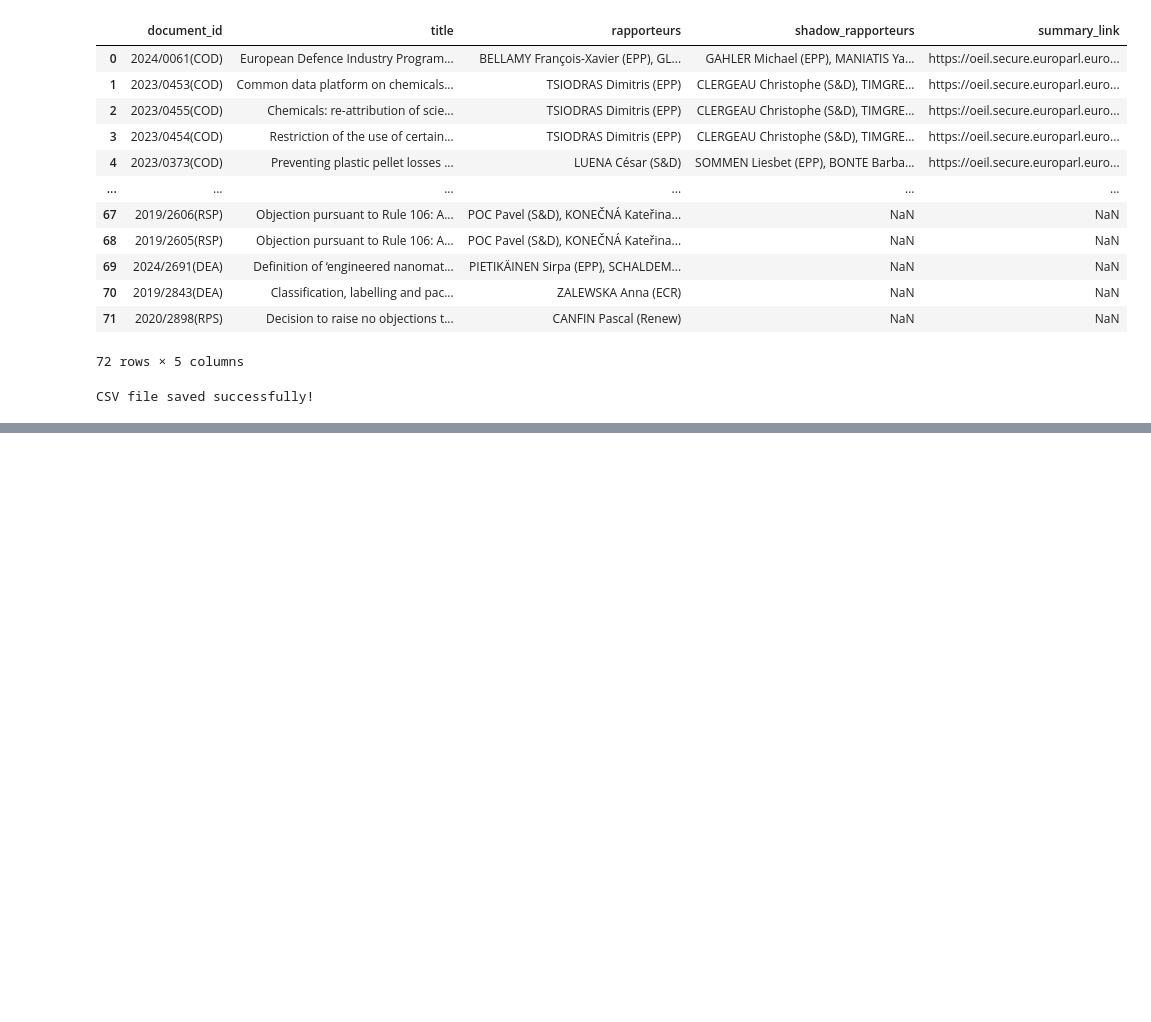
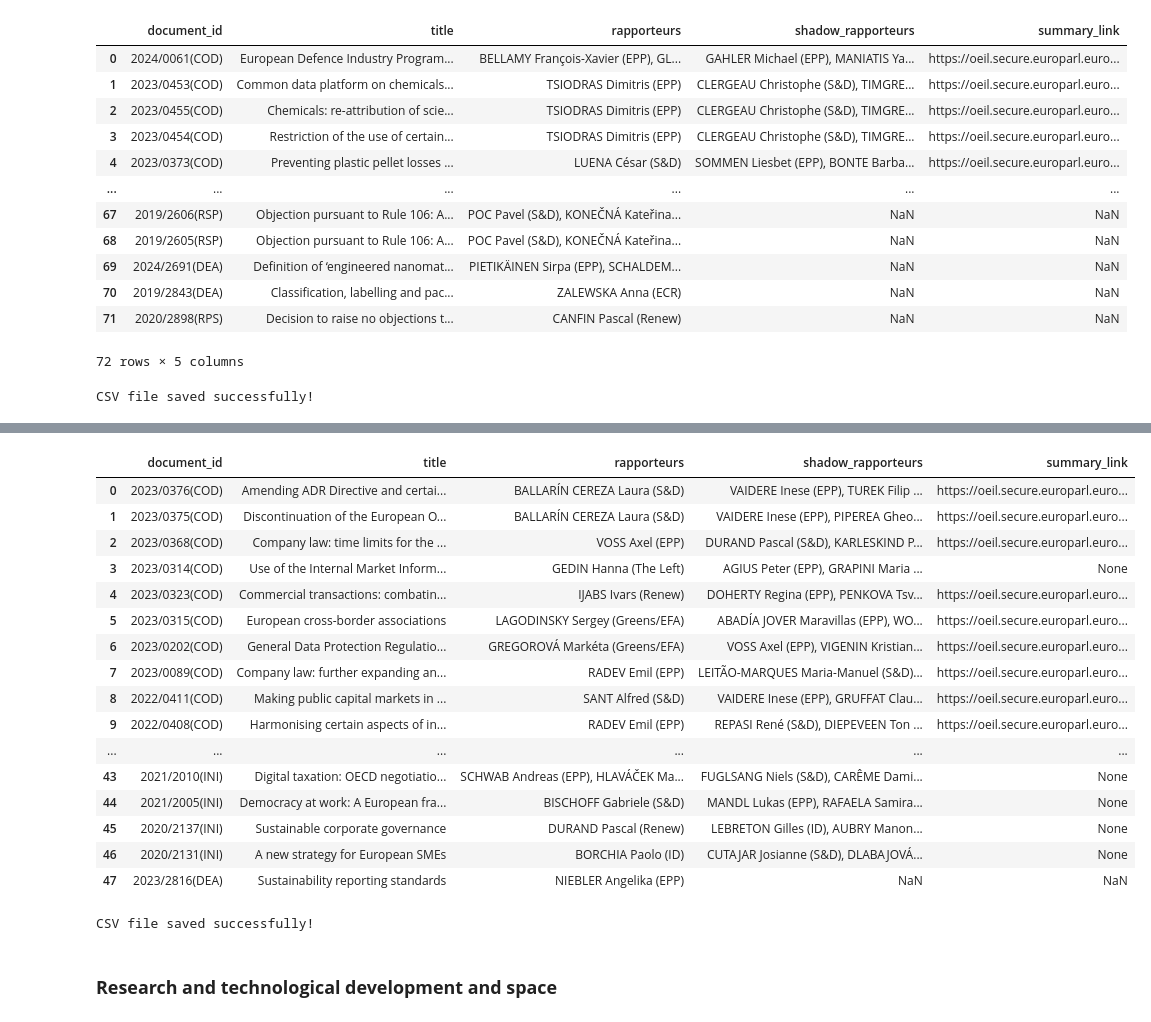
Before and after one commit to CarolineMortensen/Group_project_CSS, a Jupyter notebook: datascraping.ipynb, the cells around one changed output, grey strips where cells are left out. Cells and saved outputs as stored; diff of their text form; code cells hidden in the pictures; blank space fills up the shorter version.

```diff
--- a/datascraping.ipynb
+++ b/datascraping.ipynb
@@ -386,0 +389,31 @@ CSV file saved successfully!
+# %%
+url_enter = "https://oeil.secure.europarl.europa.eu/oeil/en/search/export/XML?fullText.mode=EXACT_WORD&term=9th+term+2019+-+2024&subject=3.45+Enterprise+policy%2C+inter-company+cooperation&resultsOnly=true"
+
+response = requests.get(url_enter)
+response.raise_for_status()
+
+root = ET.fromstring(response.content)
+
+data_enter = []
+
+for item in root.find("items").findall("item"):
+    reference = item.findtext("reference", default="")
+    title = item.findtext("title", default="")
+
+    # Extract all rapporteurs
+    rapporteurs_elem = item.find("rapporteur")
+    if rapporteurs_elem is not None:
+        rapporteurs = [r.text for r in rapporteurs_elem.findall("rapporteur") if r.text]
+    else:
+        rapporteurs = ['NaN']
+
+    rapporteurs_str = ", ".join(rapporteurs) if rapporteurs else ""
+
+    data_enter.append({
+        "document_id": reference,
+        "title": title,
+        "rapporteurs": rapporteurs_str,
+    })
+
+df_enter = pd.DataFrame(data_enter)
+print(df_enter.head())
@@ -386,0 +434,3 @@ CSV file saved successfully!
+# %%
+df_enter['rapporteurs'] = df_enter['rapporteurs'].replace('', np.nan)
+df_enter
@@ -386,0 +451,5 @@ CSV file saved successfully!
+# %%
+#removing nan
+df_enter1 = df_enter.dropna()
+df_enter1.reset_index(drop=True, inplace= True)
+df_enter1
@@ -386,0 +545,27 @@ CSV file saved successfully!
+# %%
+df_enter1
+# %% [output]
+|  | document_id | title | rapporteurs | shadow_rapporteurs | summary_link |
+| 0 | 2023/0376(COD) | Amending ADR Directive and certai... | BALLARÍN CEREZA Laura (S&D) | VAIDERE Inese (EPP), TUREK Filip ... | https://oeil.secure.europarl.euro... |
+| 1 | 2023/0375(COD) | Discontinuation of the European O... | BALLARÍN CEREZA Laura (S&D) | VAIDERE Inese (EPP), PIPEREA Gheo... | https://oeil.secure.europarl.euro... |
+| 2 | 2023/0368(COD) | Company law: time limits for the ... | VOSS Axel (EPP) | DURAND Pascal (S&D), KARLESKIND P... | https://oeil.secure.europarl.euro... |
+| 3 | 2023/0314(COD) | Use of the Internal Market Inform... | GEDIN Hanna (The Left) | AGIUS Peter (EPP), GRAPINI Maria ... | None |
+| 4 | 2023/0323(COD) | Commercial transactions: combatin... | IJABS Ivars (Renew) | DOHERTY Regina (EPP), PENKOVA Tsv... | https://oeil.secure.europarl.euro... |
+| 5 | 2023/0315(COD) | European cross-border associations | LAGODINSKY Sergey (Greens/EFA) | ABADÍA JOVER Maravillas (EPP), WO... | https://oeil.secure.europarl.euro... |
+| 6 | 2023/0202(COD) | General Data Protection Regulatio... | GREGOROVÁ Markéta (Greens/EFA) | VOSS Axel (EPP), VIGENIN Kristian... | https://oeil.secure.europarl.euro... |
+| 7 | 2023/0089(COD) | Company law: further expanding an... | RADEV Emil (EPP) | LEITÃO-MARQUES Maria-Manuel (S&D)... | https://oeil.secure.europarl.euro... |
+| 8 | 2022/0411(COD) | Making public capital markets in ... | SANT Alfred (S&D) | VAIDERE Inese (EPP), GRUFFAT Clau... | https://oeil.secure.europarl.euro... |
+| 9 | 2022/0408(COD) | Harmonising certain aspects of in... | RADEV Emil (EPP) | REPASI René (S&D), DIEPEVEEN Ton ... | https://oeil.secure.europarl.euro... |
+| ... | ... | ... | ... | ... | ... |
+| 43 | 2021/2010(INI) | Digital taxation: OECD negotiatio... | SCHWAB Andreas (EPP), HLAVÁČEK Ma... | FUGLSANG Niels (S&D), CARÊME Dami... | None |
+| 44 | 2021/2005(INI) | Democracy at work: A European fra... | BISCHOFF Gabriele (S&D) | MANDL Lukas (EPP), RAFAELA Samira... | None |
+| 45 | 2020/2137(INI) | Sustainable corporate governance | DURAND Pascal (Renew) | LEBRETON Gilles (ID), AUBRY Manon... | None |
+| 46 | 2020/2131(INI) | A new strategy for European SMEs | BORCHIA Paolo (ID) | CUTAJAR Josianne (S&D), DLABAJOVÁ... | None |
+| 47 | 2023/2816(DEA) | Sustainability reporting standards | NIEBLER Angelika (EPP) | NaN | NaN |
+# %%
+df_enter1.to_csv("df_enterprise.csv", index=False)
+print("CSV file saved successfully!")
+# %% [output]
+CSV file saved successfully!
+# %% [markdown]
+### **Research and technological development and space**
```
Also changed, not shown: parts of 34 cells of this notebook, 5 other files.
